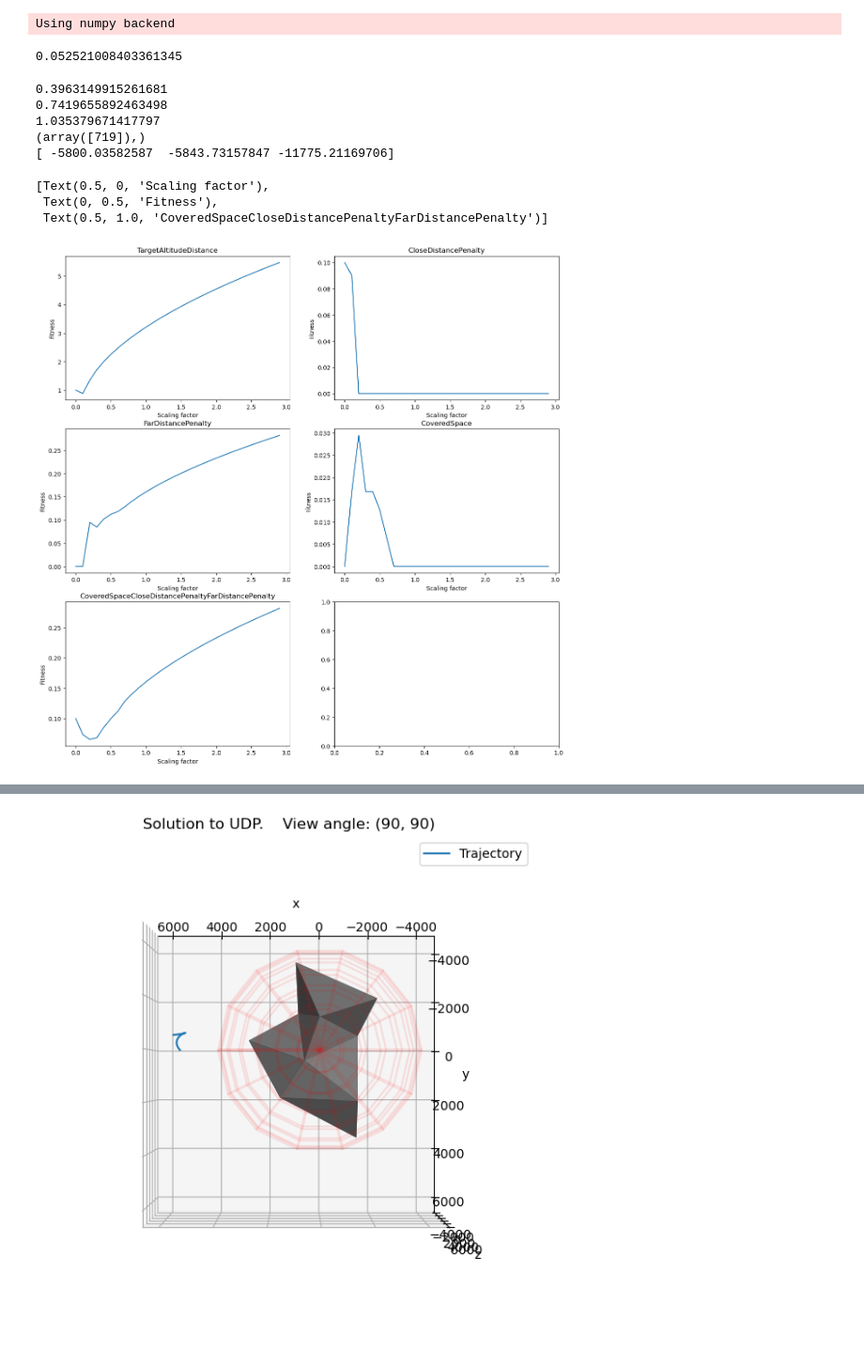
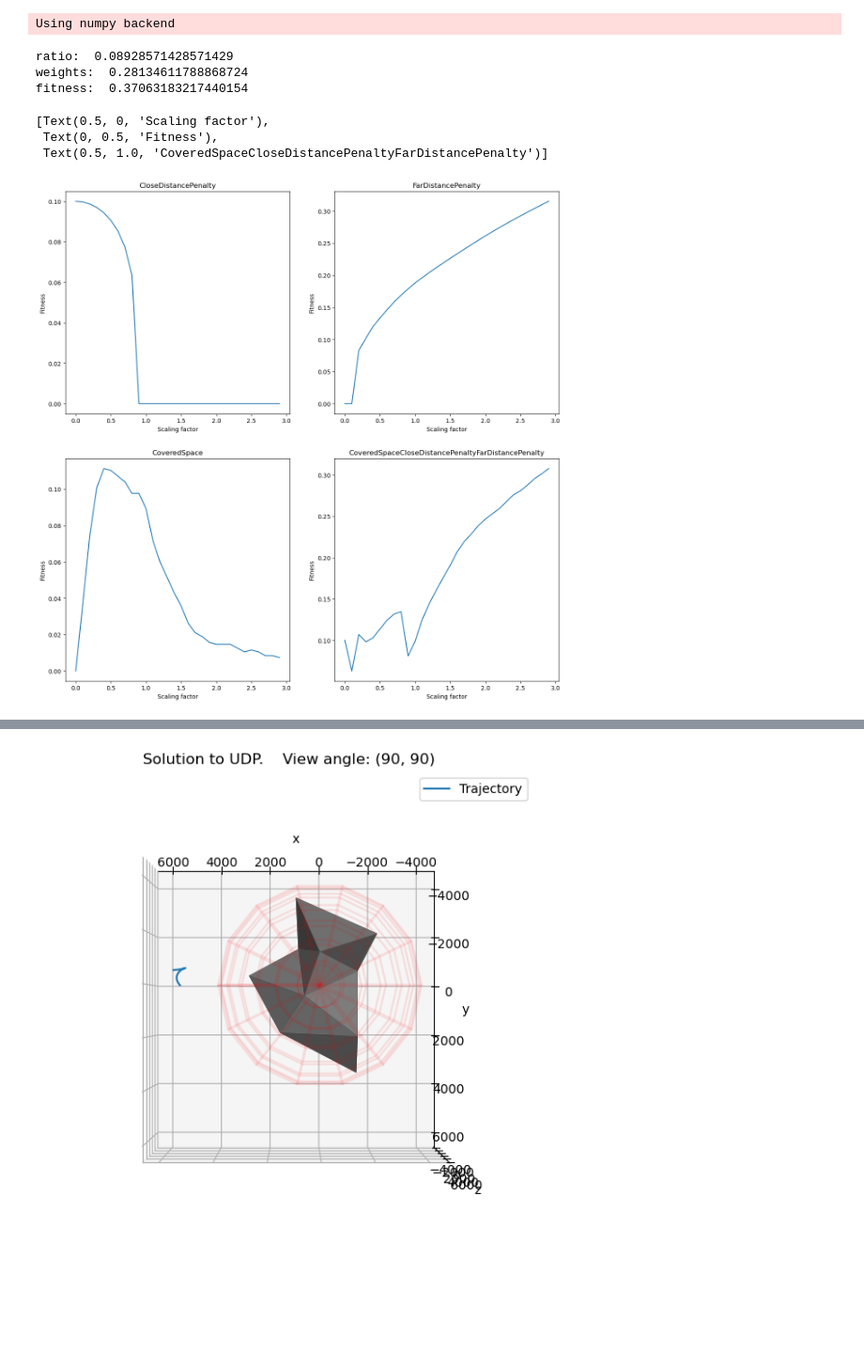
Before and after one commit to rasmusmarak/TOSS, a Jupyter notebook: scripts/plot_fitness_sensitivity.ipynb, the cells around one changed output, grey strips where cells are left out. Shown at 94% size. Cells and saved outputs as stored; diff of their text form; code cells hidden in the pictures; blank space fills up the shorter version.

```diff
--- a/scripts/plot_fitness_sensitivity.ipynb
+++ b/scripts/plot_fitness_sensitivity.ipynb
@@ -76,14 +20,17 @@ def get_parameters():
 # %%
-args = get_parameters()
+#args = get_parameters()
+args = setup_parameters()
+args.problem.number_of_maneuvers = 8
+
 #x = [9.16234255e+03, 1.73917660e-02, 3.03363317e+00, 3.57741462e+00, 5.49214728e+00, 4.73909083e+00]
 #x = [8.76679448e+03, 2.20679992e-02, 1.24754326e+00, 3.86373567e+00, 2.99297042e+00, 2.82755377e+00] #[9.24065403e+03, 3.28556596e-02, 1.96795951e+00, 4.55936911e+00, 3.26872264e+00, 2.30312127e+00]
-x = np.genfromtxt('champion_x.csv', delimiter=',')
+x = np.genfromtxt('8M_champion_x.csv', delimiter=',')
 #x = np.hstack((np.array([1.02346115e+04, 5.04262474e-01, 1.40521347e+00, 3.03148072e+00, 2.68878957e-01, 5.74690265e+00]), x))
 #x = [5.24536306e+03, 2.04196908e-01, 1.58144741e+00, 4.82484233e+00, 1.24961743e+00, 2.56597493e-01]
-_, list_of_ode_pbjects, _ = compute_trajectory(x, args, compute_motion)
+collision_detected, list_of_ode_pbjects, _ = compute_trajectory(x, args, compute_motion)
 positions, velocities, timesteps = get_trajectory_fixed_step(args, list_of_ode_pbjects)
 
-fitness_func = [FitnessFunctions.TargetAltitudeDistance, FitnessFunctions.CloseDistancePenalty, FitnessFunctions.FarDistancePenalty, FitnessFunctions.CoveredSpace, FitnessFunctions.CoveredSpaceCloseDistancePenaltyFarDistancePenalty]
+fitness_func = [FitnessFunctions.CloseDistancePenalty, FitnessFunctions.FarDistancePenalty, FitnessFunctions.CoveredSpace, FitnessFunctions.CoveredSpaceCloseDistancePenaltyFarDistancePenalty]
 scaled_positions = np.empty((3*len(fitness_func), len(timesteps)), dtype=np.float64)
 fitness_perturbation = np.arange(0,3,0.1)
 
@@ -94,4 +41,16 @@ for func_counter, func in enumerate(fitness_func):
         scaled_pos = perturbation*positions
         fitness = get_fitness(func, args, scaled_pos, velocities, timesteps)
         fitness_array[func_counter, perturb_counter] = fitness
+# %%
+args = setup_parameters()
+args.problem.number_of_maneuvers = 8
+x = np.genfromtxt('8M_champion_x.csv', delimiter=',')
+collision_detected, list_of_ode_pbjects, _ = compute_trajectory(x, args, compute_motion)
+positions, velocities, timesteps = get_trajectory_fixed_step(args, list_of_ode_pbjects)
+fitness = get_fitness(FitnessFunctions.CoveredSpace, args, positions, velocities, timesteps)
+print("fitness: ", fitness)
+# %% [output]
+ratio:  0.08928571428571429
+weights:  0.28134611788868724
+fitness:  0.37063183217440154
 # %%
@@ -123,56 +83,28 @@ for counter, spacecraft in enumerate(list_of_spacecrafts):
     else:
         positions = np.vstack((positions, spacecraft_positions))
         velocities = np.vstack((velocities, spacecraft_velocities))
-# %%
-# Compute aggregate fitness:
-chosen_fitness_function = FitnessFunctions.CoveredSpace
-fitness = get_fitness(chosen_fitness_function, args, positions, velocities, timesteps)
-
-print(fitness)
-# %% [output]
-0.052521008403361345
-# %%
-import numpy as np
-print(np.max(np.abs(velocities[0,:])))
-print(np.max(np.abs(velocities[1,:])))
-print(np.max(np.abs(velocities[2,:])))
-
-print(np.where(velocities[2,:]==float(-1.035379671417797)))
-print(positions[:,719])
-# %% [output]
-0.3963149915261681
-0.7419655892463498
-1.035379671417797
-(array([719]),)
-[ -5800.03582587  -5843.73157847 -11775.21169706]
 # %%
-
-
-fig, axes = plt.subplots(3,2)
+fig, axes = plt.subplots(2,2)
 fig.set_figheight(15)
 fig.set_figwidth(15)
 
 axes[0,0].plot(fitness_perturbation, fitness_array[0,:])
 axes[0,0].set(xlabel='Scaling factor', ylabel='Fitness',
-       title='TargetAltitudeDistance')
+       title='CloseDistancePenalty')
 
 axes[0,1].plot(fitness_perturbation, fitness_array[1,:])
 axes[0,1].set(xlabel='Scaling factor', ylabel='Fitness',
-       title='CloseDistancePenalty')
+       title='FarDistancePenalty')
 
 axes[1,0].plot(fitness_perturbation, fitness_array[2,:])
 axes[1,0].set(xlabel='Scaling factor', ylabel='Fitness',
-       title='FarDistancePenalty')
+       title='CoveredSpace')
 
 axes[1,1].plot(fitness_perturbation, fitness_array[3,:])
 axes[1,1].set(xlabel='Scaling factor', ylabel='Fitness',
-       title='CoveredSpace')
-
-axes[2,0].plot(fitness_perturbation, fitness_array[4,:])
-axes[2,0].set(xlabel='Scaling factor', ylabel='Fitness',
        title='CoveredSpaceCloseDistancePenaltyFarDistancePenalty')
 # %% [output]
 [Text(0.5, 0, 'Scaling factor'),
  Text(0, 0.5, 'Fitness'),
  Text(0.5, 1.0, 'CoveredSpaceCloseDistancePenaltyFarDistancePenalty')]
-[figure, old version]
+[figure, new version]
```
Also changed, not shown: parts of 11 cells of this notebook.
